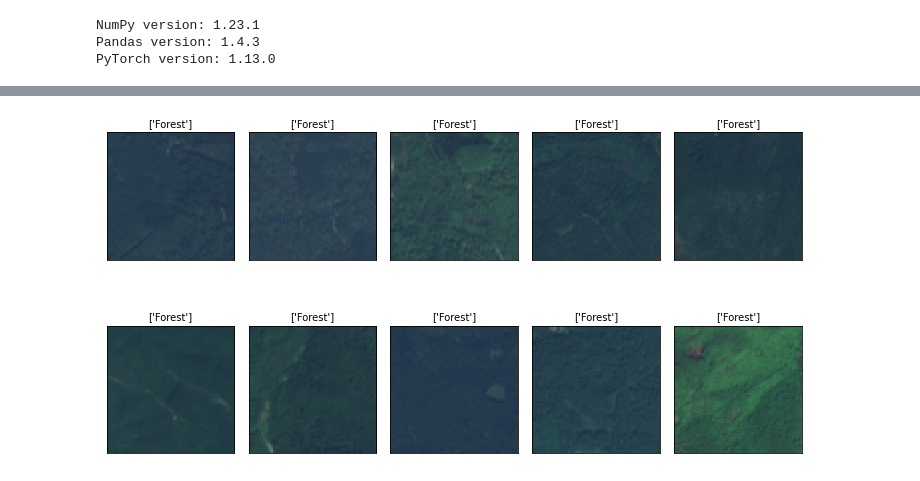
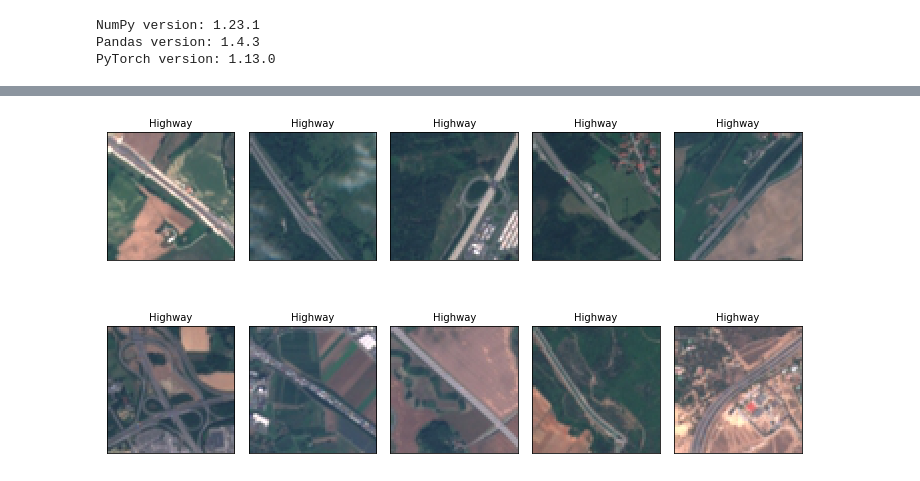
Before and after one commit to luigiselmi/dlwpt_nb, a Jupyter notebook: pml3/eurosat_images_classification.ipynb, the cells around one changed output, grey strips where cells are left out. Saved outputs shown, nothing was run; the diff lists cells and outputs as text; code cells hidden in the pictures.

```diff
--- a/pml3/eurosat_images_classification.ipynb
+++ b/pml3/eurosat_images_classification.ipynb
@@ -54,5 +62,8 @@ print(tot)
 # %%
-imgdir_path = pathlib.Path('../../eurosatprj/data/EuroSAT/2750/Forest')
-img_paths = [str(path) for path in imgdir_path.glob('*.jpg')]
-img_names = [os.path.basename(path) for path in img_paths]
-img_names[:3]
+import re
+
+file_names = [str(os.path.basename(path)) for path in file_list]
+reg_ex = r'(.+)_\d+.jpg$'
+labels = [re.findall(reg_ex, file_name)[0] for file_name in file_names]
+eurosat_classes = np.unique(labels).tolist()
+num_labels = [eurosat_classes.index(label) for label in labels]
@@ -61,11 +76,12 @@ img_names[:3]
 # %%
 from itertools import islice
 from PIL import Image
-import re
 
-fig = plt.figure(figsize=(20, 10))
-for i, image in islice(enumerate(img_paths), 10):
-    ax = fig.add_subplot(1, 10, i+1)
+fig = plt.figure(figsize=(10, 6))
+start = 6000
+stop = 6010
+for i, image in islice(enumerate(file_list), start, stop):
+    ax = fig.add_subplot(2, 5, i - start + 1)
     ax.set_xticks([]); ax.set_yticks([])
     name = os.path.basename(image)
     reg_ex = r'(.+)_\d+.jpg$'
@@ -84,23 +99,18 @@ from torchvision.io import read_image
 import re
 
 class EuroSatDataset(Dataset):
-    def __init__(self, img_dir, transform=None, target_transform=None):
-        reg_ex = r'(.+)_\d+.jpg$'
-        img_paths = [str(path) for path in imgdir_path.glob('*.jpg')]
-        img_names = [os.path.basename(file) for file in img_paths]
-        reg_ex = r'(.+)_\d+.jpg$'
-        labels = [re.findall(reg_ex, name) for name in img_names]
-        self.img_labels = labels
-        self.img_dir = img_paths
+    def __init__(self, file_list, labels, transform=None, target_transform=None):
+        self.labels = labels
+        self.file_list = file_list
         self.transform = transform
         self.target_transform = target_transform
 
     def __len__(self):
-        return len(self.img_labels)
+        return len(self.labels)
 
     def __getitem__(self, index):
-        image = read_image(self.img_dir[index])
-        label = self.img_labels[index]
+        image = read_image(self.file_list[index])
+        label = self.labels[index]
         if self.transform:
             image = self.transform(image)
 
@@ -112,4 +122,4 @@ transform = transforms.Compose([
     transforms.ToTensor(),
 ])
 # %%
-eurosat_dataset = EuroSatDataset(imgdir_path)
+eurosat_dataset = EuroSatDataset(file_list, labels)
@@ -133,12 +126,14 @@ for sample in samples:
 # %%
+start = 9000
+stop = 9010
 fig = plt.figure(figsize=(10, 6))
-for i, example in enumerate(samples):
-    ax = fig.add_subplot(2, 5, i+1)
+for i, example in islice(enumerate(eurosat_dataset), start, stop):
+    ax = fig.add_subplot(2, 5, i - start + 1)
     ax.set_xticks([]); ax.set_yticks([])
     ax.imshow(example[0].numpy().transpose((1, 2, 0)))
     ax.set_title(f'{example[1]}', size=10)
 
 plt.tight_layout()
 plt.show()
 # %% [output]
-[figure, old version]
+[figure, new version]
```
Also changed, not shown: parts of 10 cells of this notebook.
